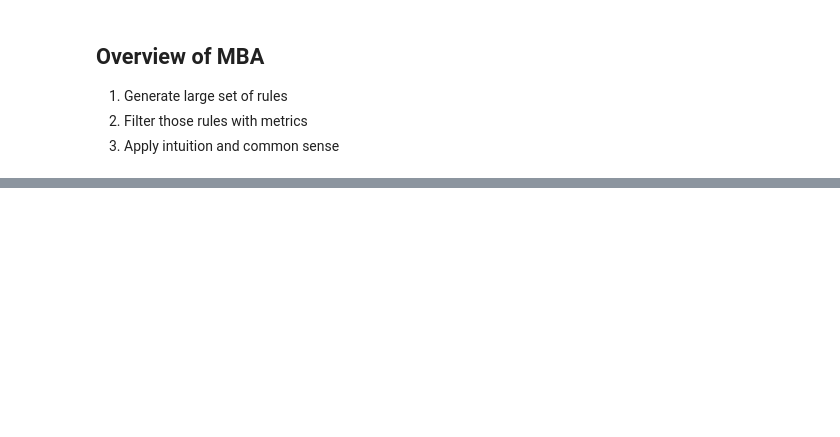
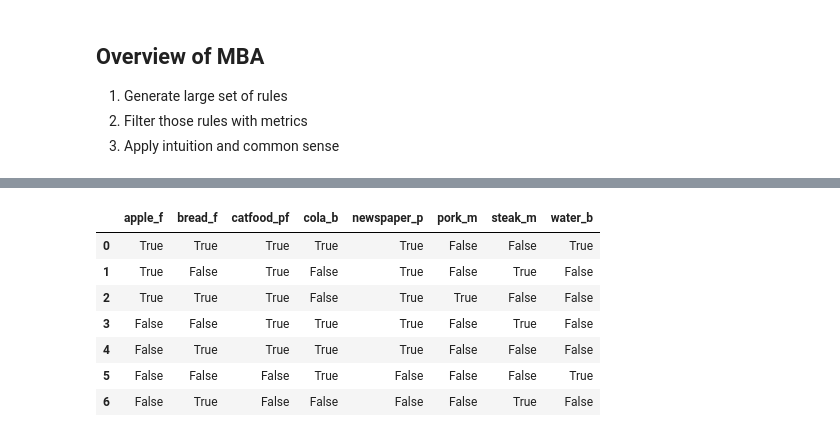
Before and after one commit to umitkaanusta/stuff-im-learning, a Jupyter notebook: Marketing_Analytics/Market_Basket_Analysis.ipynb, the cells around one changed output, grey strips where cells are left out. Cells and saved outputs as stored; diff of their text form; code cells hidden in the pictures; blank space fills up the shorter version.

```diff
--- a/Marketing_Analytics/Market_Basket_Analysis.ipynb
+++ b/Marketing_Analytics/Market_Basket_Analysis.ipynb
@@ -271,0 +277,31 @@ Rule (Milk => Coffee) is incorrect %0 more often than expected
+# %%
+# Sales data of a supermarket
+
+sales = [
+    ["apple_f", "bread_f", "cola_b", "water_b", "catfood_pf", "newspaper_p"],
+    ["apple_f", "steak_m", "catfood_pf", "newspaper_p"],
+    ["apple_f", "bread_f", "pork_m", "catfood_pf", "newspaper_p"],
+    ["cola_b", "steak_m", "catfood_pf", "newspaper_p"],
+    ["bread_f", "cola_b", "catfood_pf", "newspaper_p"],
+    ["cola_b", "water_b"],
+    ["bread_f", "steak_m",]
+]
+# %%
+from mlxtend.preprocessing import TransactionEncoder
+encoder = TransactionEncoder().fit(sales)
+
+# one-hot encode
+onehot = encoder.transform(sales)
+
+df = pd.DataFrame(onehot, columns=encoder.columns_)
+# %%
+df.head(10)
+# %% [output]
+|  | apple_f | bread_f | catfood_pf | cola_b | newspaper_p | pork_m | steak_m | water_b |
+| 0 | True | True | True | True | True | False | False | True |
+| 1 | True | False | True | False | True | False | True | False |
+| 2 | True | True | True | False | True | True | False | False |
+| 3 | False | False | True | True | True | False | True | False |
+| 4 | False | True | True | True | True | False | False | False |
+| 5 | False | False | False | True | False | False | False | True |
+| 6 | False | True | False | False | False | False | True | False |
```
Also changed, not shown: parts of 16 cells of this notebook.
